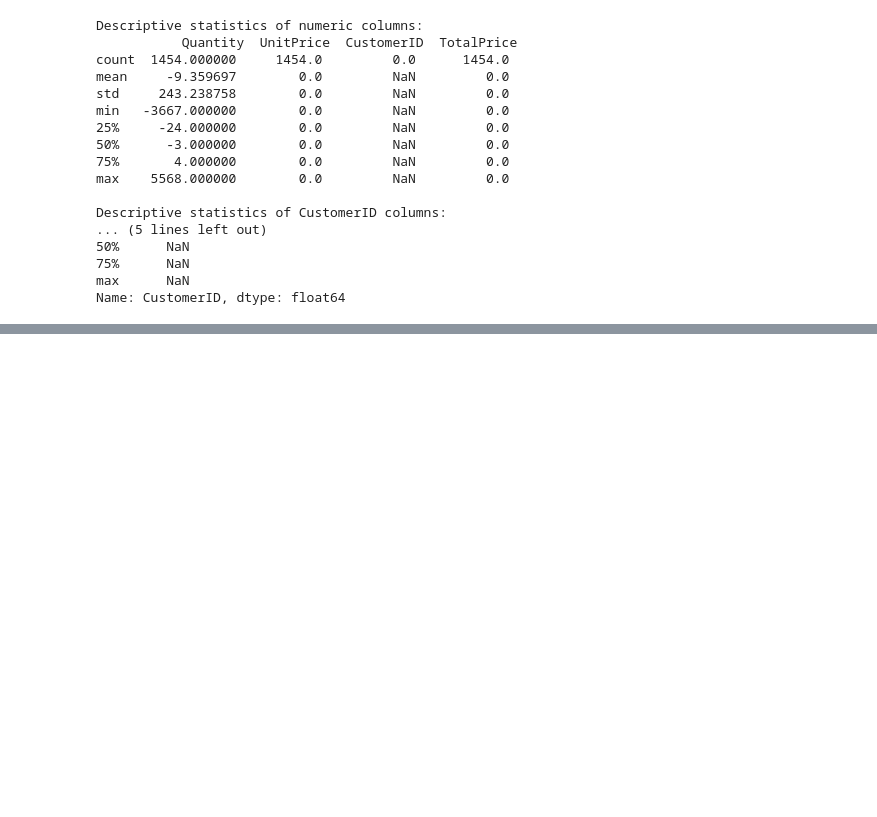
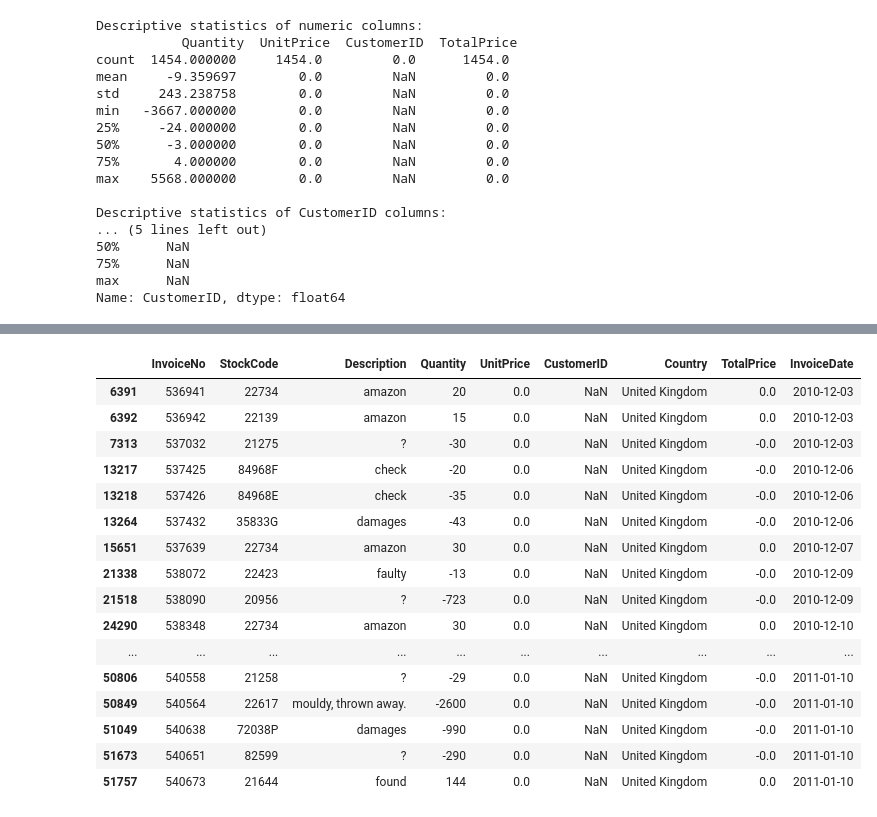
Before and after one commit to askasian/PROJECTS, a Jupyter notebook: DATA_SCI/Pandas/15.ECommerce.ipynb, the cells around one changed output, grey strips where cells are left out. Cells and saved outputs as stored; diff of their text form; code cells hidden in the pictures; blank space fills up the shorter version.

```diff
--- a/DATA_SCI/Pandas/15.ECommerce.ipynb
+++ b/DATA_SCI/Pandas/15.ECommerce.ipynb
@@ -356,0 +373,9 @@ Name: CustomerID, dtype: float64
+# %%
+ecom['length_stockcode']=ecom.StockCode.str.len()
+ecom['length_invoiceno']=ecom.InvoiceNo.str.len()
+ecom['invoiceno_letter1']=ecom['InvoiceNo'].str[0]
+
+print("length of InvoiceNo:\n",ecom.length_invoiceno.value_counts(sort=True)\
+      .reset_index(name='no_rows').rename(columns={'index':'length of InvoiceNo'}))
+print("\nFirst letter for invoice:\n",ecom.invoiceno_letter1.value_counts(sort=True)\
+      .reset_index(name='no_rows').rename(columns={'index':'invoice first letter'}))
@@ -356,0 +440,21 @@ Name: CustomerID, dtype: float64
+# %%
+ecom[ecom['Description'].str.contains("^[a-z]|\\?",case=True, na=False)].\
+drop(['length_stockcode','length_invoiceno','invoiceno_letter1'],axis=1).head(20)
+# %% [output]
+|  | InvoiceNo | StockCode | Description | Quantity | UnitPrice | CustomerID | Country | TotalPrice | InvoiceDate |
+| 6391 | 536941 | 22734 | amazon | 20 | 0.0 | NaN | United Kingdom | 0.0 | 2010-12-03 |
+| 6392 | 536942 | 22139 | amazon | 15 | 0.0 | NaN | United Kingdom | 0.0 | 2010-12-03 |
+| 7313 | 537032 | 21275 | ? | -30 | 0.0 | NaN | United Kingdom | -0.0 | 2010-12-03 |
+| 13217 | 537425 | 84968F | check | -20 | 0.0 | NaN | United Kingdom | -0.0 | 2010-12-06 |
+| 13218 | 537426 | 84968E | check | -35 | 0.0 | NaN | United Kingdom | -0.0 | 2010-12-06 |
+| 13264 | 537432 | 35833G | damages | -43 | 0.0 | NaN | United Kingdom | -0.0 | 2010-12-06 |
+| 15651 | 537639 | 22734 | amazon | 30 | 0.0 | NaN | United Kingdom | 0.0 | 2010-12-07 |
+| 21338 | 538072 | 22423 | faulty | -13 | 0.0 | NaN | United Kingdom | -0.0 | 2010-12-09 |
+| 21518 | 538090 | 20956 | ? | -723 | 0.0 | NaN | United Kingdom | -0.0 | 2010-12-09 |
+| 24290 | 538348 | 22734 | amazon | 30 | 0.0 | NaN | United Kingdom | 0.0 | 2010-12-10 |
+| ... | ... | ... | ... | ... | ... | ... | ... | ... | ... |
+| 50806 | 540558 | 21258 | ? | -29 | 0.0 | NaN | United Kingdom | -0.0 | 2011-01-10 |
+| 50849 | 540564 | 22617 | mouldy, thrown away. | -2600 | 0.0 | NaN | United Kingdom | -0.0 | 2011-01-10 |
+| 51049 | 540638 | 72038P | damages | -990 | 0.0 | NaN | United Kingdom | -0.0 | 2011-01-10 |
+| 51673 | 540651 | 82599 | ? | -290 | 0.0 | NaN | United Kingdom | -0.0 | 2011-01-10 |
+| 51757 | 540673 | 21644 | found | 144 | 0.0 | NaN | United Kingdom | 0.0 | 2011-01-10 |
```
Also changed, not shown: parts of 32 cells of this notebook, 4 other files.
